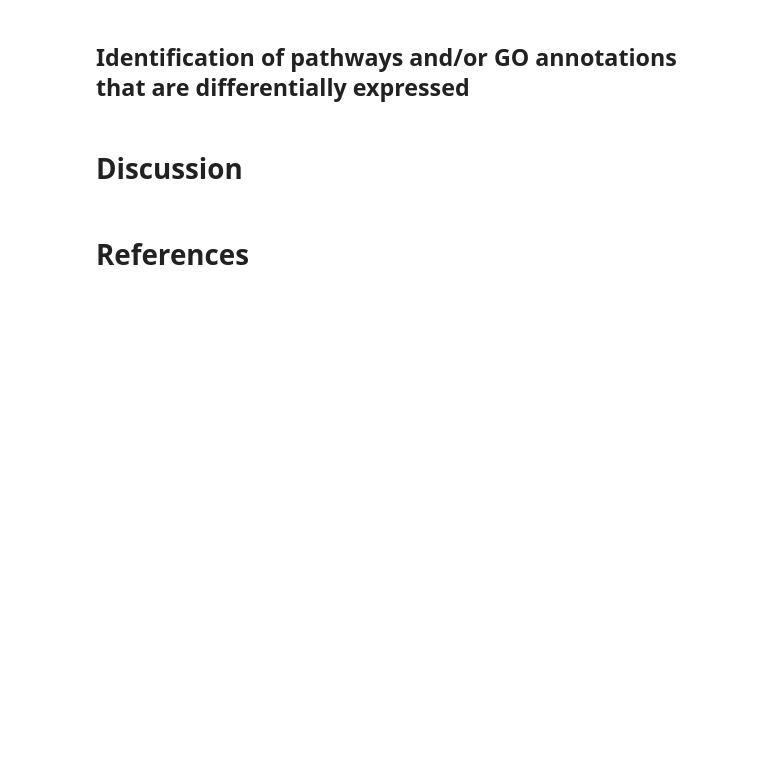
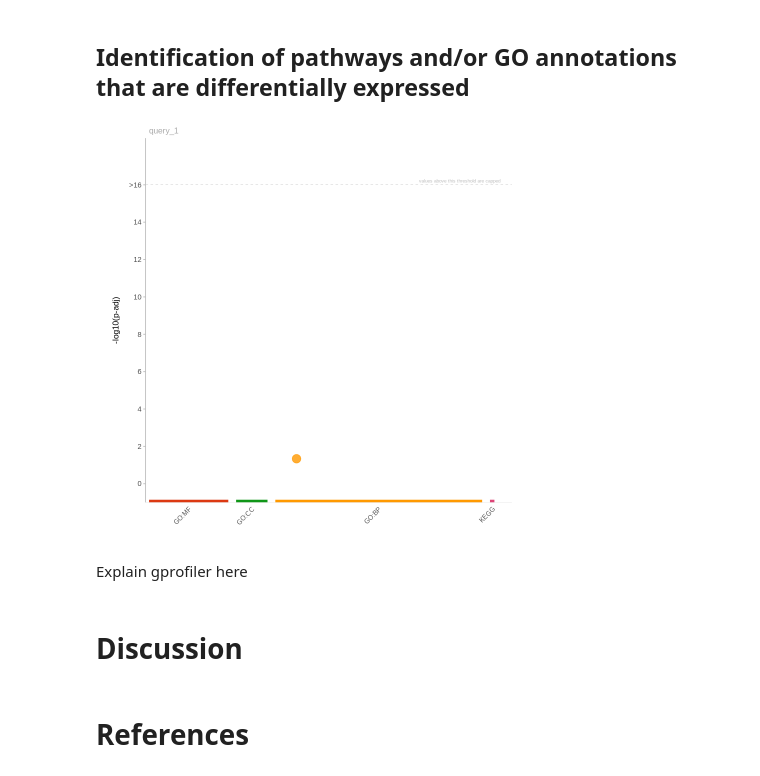
Before and after one commit to Brandy-Corwin/Schistosoma-RNA-seq, a Jupyter notebook: manuscript.ipynb, the cells around one changed output. Saved outputs shown, nothing was run; the diff lists cells and outputs as text; code cells hidden in the pictures; blank space fills up the shorter version.

```diff
--- a/manuscript.ipynb
+++ b/manuscript.ipynb
@@ -27,2 +138,23 @@ Count matrix of reads were filtered to remove reads with a count of 0 and reform
 # %% [markdown]
 ## Identification of differentially expressed genes
+# %%
+raw_counts <- read_tsv('/data/classes/2025/spring/biol443/course_files/rnaseq_data/counts.tsv', comment = '#', show_col_types = FALSE)
+norm_counts <- read_csv('/data/classes/2025/spring/biol443/course_files/rnaseq_data/deseq_norm_counts.csv', show_col_types = FALSE)
+degs <- read_csv('/data/classes/2025/spring/biol443/course_files/rnaseq_data/deseq_results.csv', show_col_types = FALSE)
+
+norm_counts_long <- norm_counts |>
+    pivot_longer(-gene_id, names_to = 'sample', values_to = 'norm_count') |>
+    mutate(sample = str_remove(sample, "_S[0-9]{2}_L005")) |>
+    separate(sample, c('sample', 'replicate'), "-")
+
+degs_filtered <- degs |>
+    filter(padj <= 0.05) |>
+    filter(abs(log2FoldChange) > 2)
+
+norm_counts_filtered <- norm_counts |>
+    filter(gene_id %in% degs_filtered$gene_id)
+
+norm_counts_filtered_long <- norm_counts_filtered |>
+    pivot_longer(-gene_id, names_to = 'sample', values_to = 'norm_count') |>
+    mutate(sample = str_remove(sample, "_S[0-9]{2}_L005")) |>
+    separate(sample, c('sample', 'replicate'), "-")
@@ -29,5 +199,14 @@ Count matrix of reads were filtered to remove reads with a count of 0 and reform
 # %% [markdown]
 ## Identification of pathways and/or GO annotations that are differentially expressed
+# %%
+genes <- degs_filtered$gene_id
+gostres <- gost(query = genes, organism = "smansoni")
+gProfiler <- gostplot(gostres, interactive = FALSE)
+gProfiler
+# %% [output]
+[figure, added]
+# %% [markdown]
+Explain gprofiler here
 # %% [markdown]
 # Discussion
 # %% [markdown]
```
Also changed, not shown: parts of 9 cells of this notebook, 4 other files.
